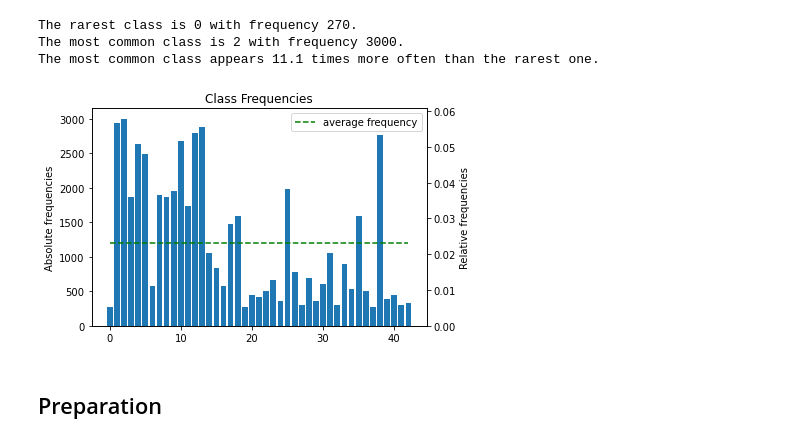
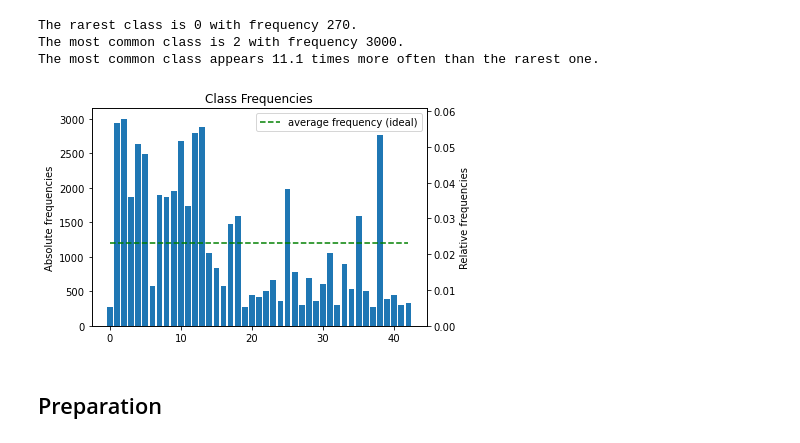
Before and after one commit to k-papadakis/ml-labs, a Jupyter notebook: supervised.ipynb, the cells around one changed output. Cells and saved outputs as stored; diff of their text form; code cells hidden in the pictures.

```diff
--- a/supervised.ipynb
+++ b/supervised.ipynb
@@ -114,18 +127,18 @@ The most common class appears 11.1 times more often than the rarest one.
 # %%
 plt.bar(classes, class_counts)
 plt.ylabel('Absolute frequencies')
 plt.twinx()
 plt.bar(classes, class_counts / y.shape[0])
 plt.plot((classes[0], classes[-1]),
          (1/len(classes), 1/len(classes)),
         'g--',
-        label='average frequency')
+        label='average frequency (ideal)')
 plt.legend()
 plt.ylabel('Relative frequencies')
 plt.title('Class Frequencies')
 plt.show()
 # %% [output]
-[figure, old version]
+[figure, new version]
 # %% [markdown]
 ## Preparation
 # %%
```
Also changed, not shown: parts of 15 cells of this notebook, 1 other file.
